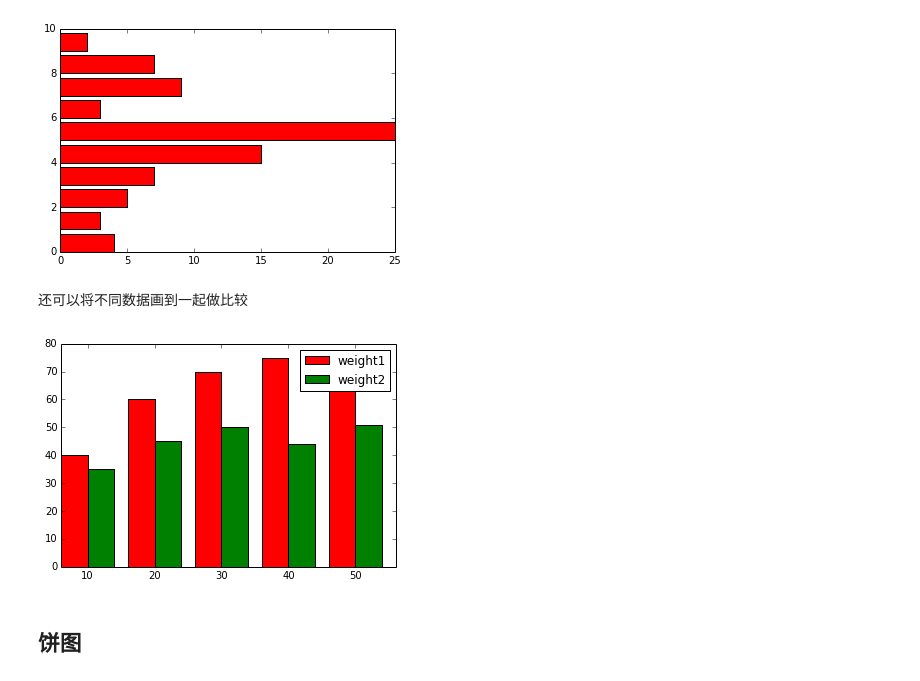
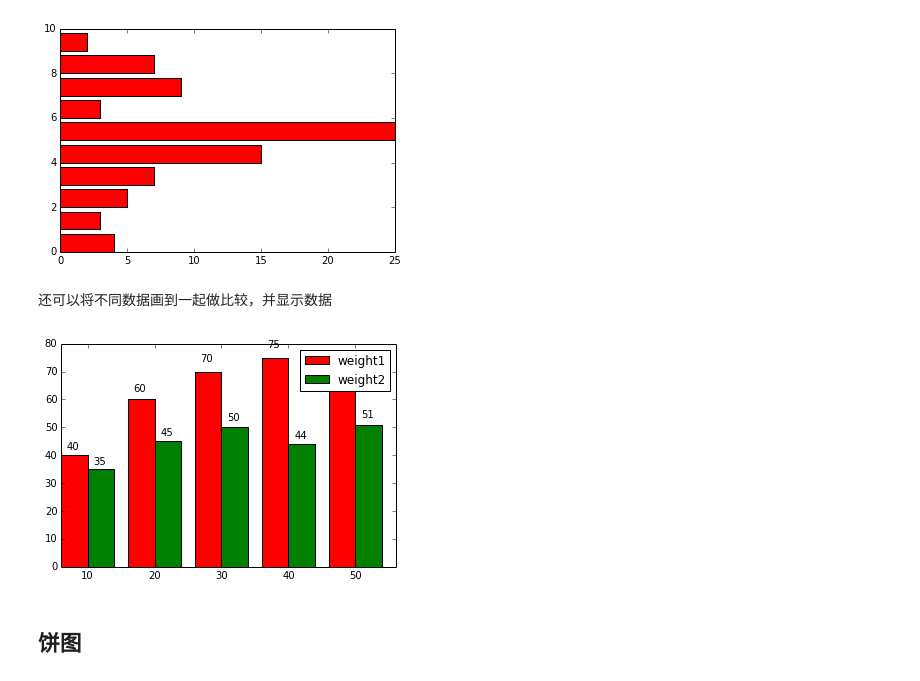
Before and after one commit to woosley/python-topic, a Jupyter notebook: matplotlib.ipynb, the cells around one changed output. Drawn from its saved outputs; the diff is of its cells as text; code cells hidden in the pictures.

Commit message:
more update with matplot.text()

```diff
--- a/matplotlib.ipynb
+++ b/matplotlib.ipynb
@@ -145,21 +146,25 @@ plt.show()
 # %% [output]
 [figure]
 # %% [markdown]
-还可以将不同数据画到一起做比较
+还可以将不同数据画到一起做比较，并显示数据
 # %%
 import numpy as py
 age = np.array([10, 20, 30, 40, 50])
 weight1 = (40, 60, 70, 75, 63)
 weight2 = (35, 45, 50, 44, 51)
 
 fig, ax = plt.subplots()
-ax.bar(age, weight1, width=4, color='red')
-ax.bar(age+4, weight2, width=4, color='green')
+bar1 = ax.bar(age, weight1, width=4, color='red')
+for i in bar1: #显示数据
+    ax.text(i.get_x() -1 + i.get_width()/2, 1.05 * i.get_height(), "%d"% i.get_height())
+bar2 = ax.bar(age+4, weight2, width=4, color='green')
+for i in bar2:
+    ax.text(i.get_x() -1 + i.get_width()/2, 1.05 * i.get_height(), "%d"% i.get_height())
 ax.set_xticks(age+4)
 ax.set_xticklabels(age)
 plt.legend(["weight1", "weight2"])
 plt.show()
 # %% [output]
-[figure, old version]
+[figure, new version]
 # %% [markdown]
 ## 饼图
```
Also changed, not shown: parts of 1 cell of this notebook.
